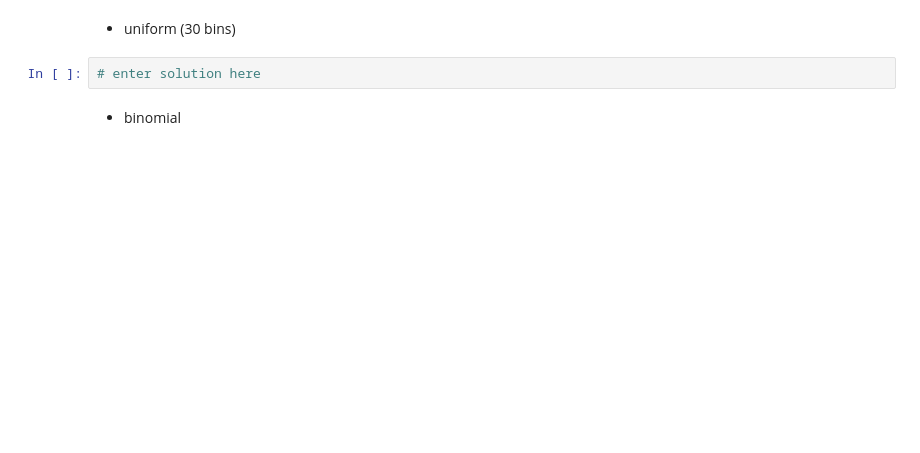
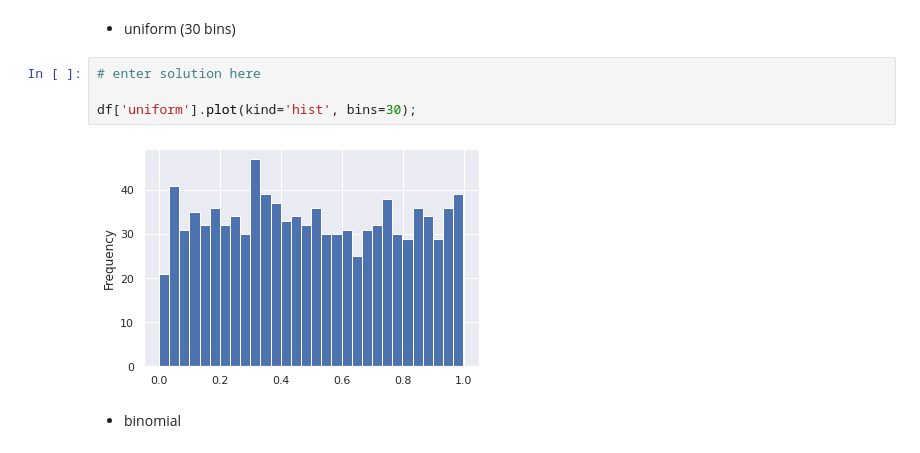
Before and after one commit to ZoanHy/250_Exercises_DS_Bootcamp, a Jupyter notebook: 111_120_exercises.ipynb, the cells around one changed output. Saved outputs shown, nothing was run; the diff lists cells and outputs as text; blank space fills up the shorter version.

```diff
--- a/111_120_exercises.ipynb
+++ b/111_120_exercises.ipynb
@@ -249,6 +399,10 @@ Using the _pd.DataFrame.plot_ method, build histograms for the next three variab
 * uniform (30 bins)
 # %%
 # enter solution here
+
+df['uniform'].plot(kind='hist', bins=30);
+# %% [output]
+[figure, added]
 # %% [markdown]
 * binomial
 # %%
```
Also changed, not shown: parts of 17 cells of this notebook.
